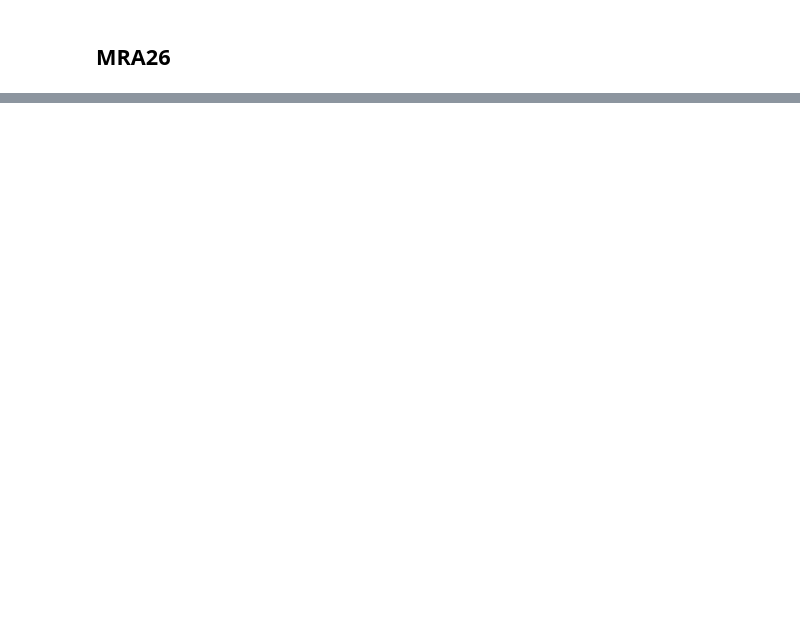
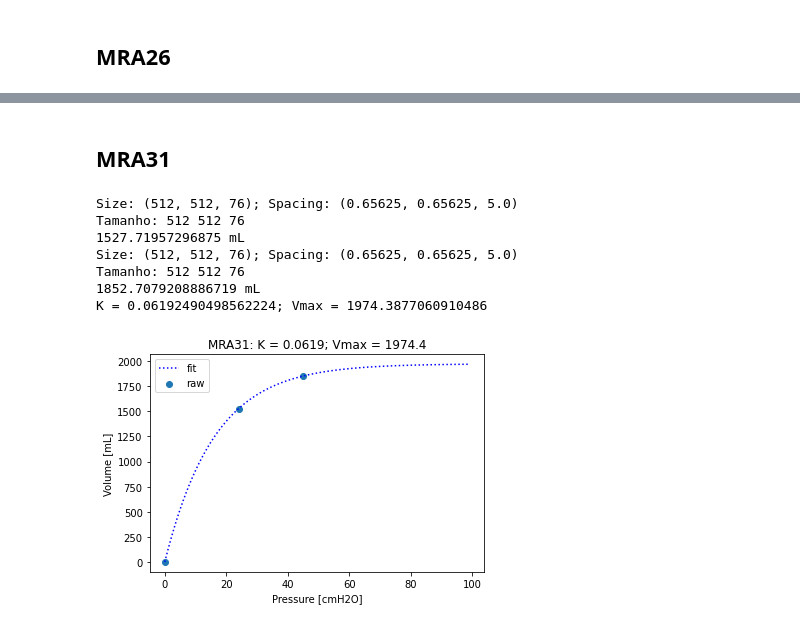
Before and after one commit to edlbcamargo/recrutabilidade, a Jupyter notebook: volume_referencia/volume_referencia.ipynb, the cells around one changed output, grey strips where cells are left out. Drawn from its saved outputs; the diff is of its cells as text; code cells hidden in the pictures; blank space fills up the shorter version.

```diff
--- a/volume_referencia/volume_referencia.ipynb
+++ b/volume_referencia/volume_referencia.ipynb
@@ -175,0 +208,15 @@ K = 0.030899094057260833; Vmax = 2622.866589297819
+# %% [markdown]
+## MRA31
+# %%
+pasta_R3 = '/mnt/hdsda3/arquivos/Recrutamento/CT_data_organizado/MRA_31/Recrut_pos/Vol_Recru_3_50_mm_7'       # CTvol 1527 mL
+pasta_pos = '/mnt/hdsda3/arquivos/Recrutamento/CT_data_organizado/MRA_31/Recrut_pos/Vol_Recru_Pos_50_mm_8'    # CTvol 1852 mL
+_= ctf.ajusta_exponencial_recrutamento(pasta_pos, pasta_R3, 'MRA31')
+# %% [output]
+Size: (512, 512, 76); Spacing: (0.65625, 0.65625, 5.0)
+Tamanho: 512 512 76
+1527.71957296875 mL
+Size: (512, 512, 76); Spacing: (0.65625, 0.65625, 5.0)
+Tamanho: 512 512 76
+1852.7079208886719 mL
+K = 0.06192490498562224; Vmax = 1974.3877060910486
+[figure, added]
```
Also changed, not shown: parts of 23 cells of this notebook, 1 other file.
